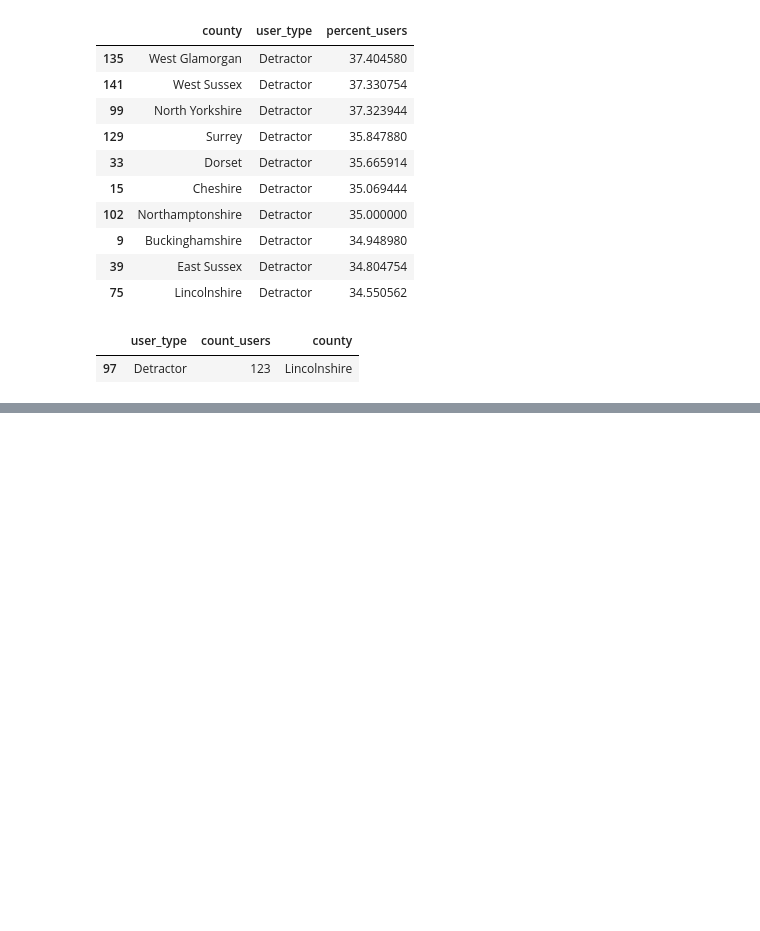
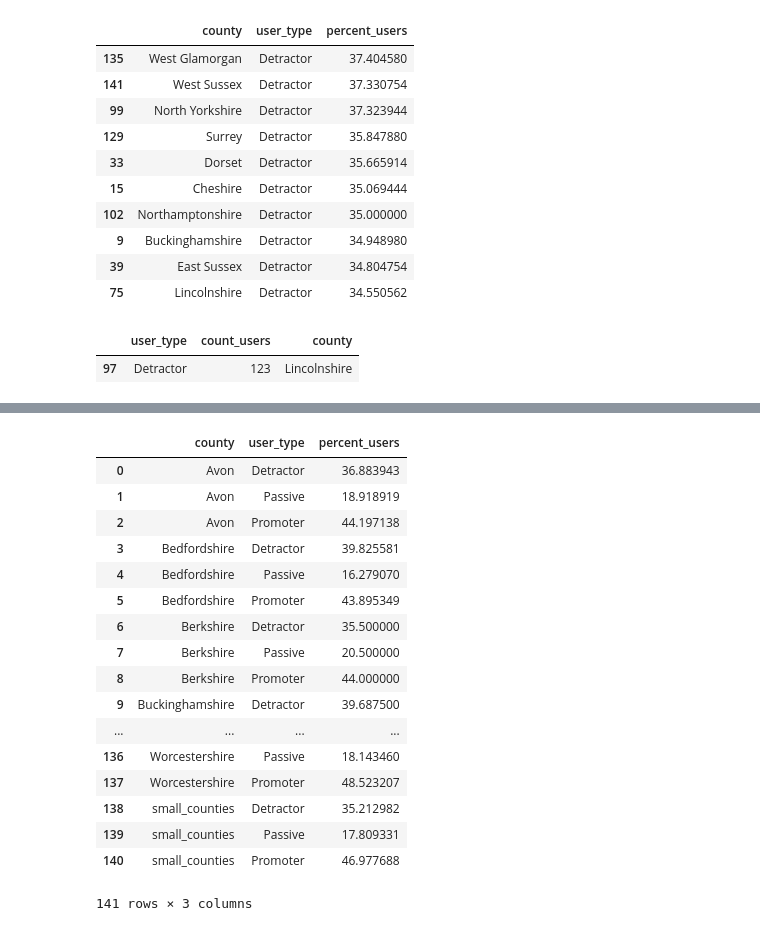
Before and after one commit to giacman/mybuilder_tech-task, a Jupyter notebook: tech_task.ipynb, the cells around one changed output, grey strips where cells are left out. Saved outputs shown, nothing was run; the diff lists cells and outputs as text; code cells hidden in the pictures; blank space fills up the shorter version.

```diff
--- a/tech_task.ipynb
+++ b/tech_task.ipynb
@@ -305,0 +381,21 @@ query_3 = """
+# %%
+counties_pcts
+# %% [output]
+|  | county | user_type | percent_users |
+| 0 | Avon | Detractor | 36.883943 |
+| 1 | Avon | Passive | 18.918919 |
+| 2 | Avon | Promoter | 44.197138 |
+| 3 | Bedfordshire | Detractor | 39.825581 |
+| 4 | Bedfordshire | Passive | 16.279070 |
+| 5 | Bedfordshire | Promoter | 43.895349 |
+| 6 | Berkshire | Detractor | 35.500000 |
+| 7 | Berkshire | Passive | 20.500000 |
+| 8 | Berkshire | Promoter | 44.000000 |
+| 9 | Buckinghamshire | Detractor | 39.687500 |
+| ... | ... | ... | ... |
+| 136 | Worcestershire | Passive | 18.143460 |
+| 137 | Worcestershire | Promoter | 48.523207 |
+| 138 | small_counties | Detractor | 35.212982 |
+| 139 | small_counties | Passive | 17.809331 |
+| 140 | small_counties | Promoter | 46.977688 |
+141 rows × 3 columns
```
Also changed, not shown: parts of 25 cells of this notebook.
